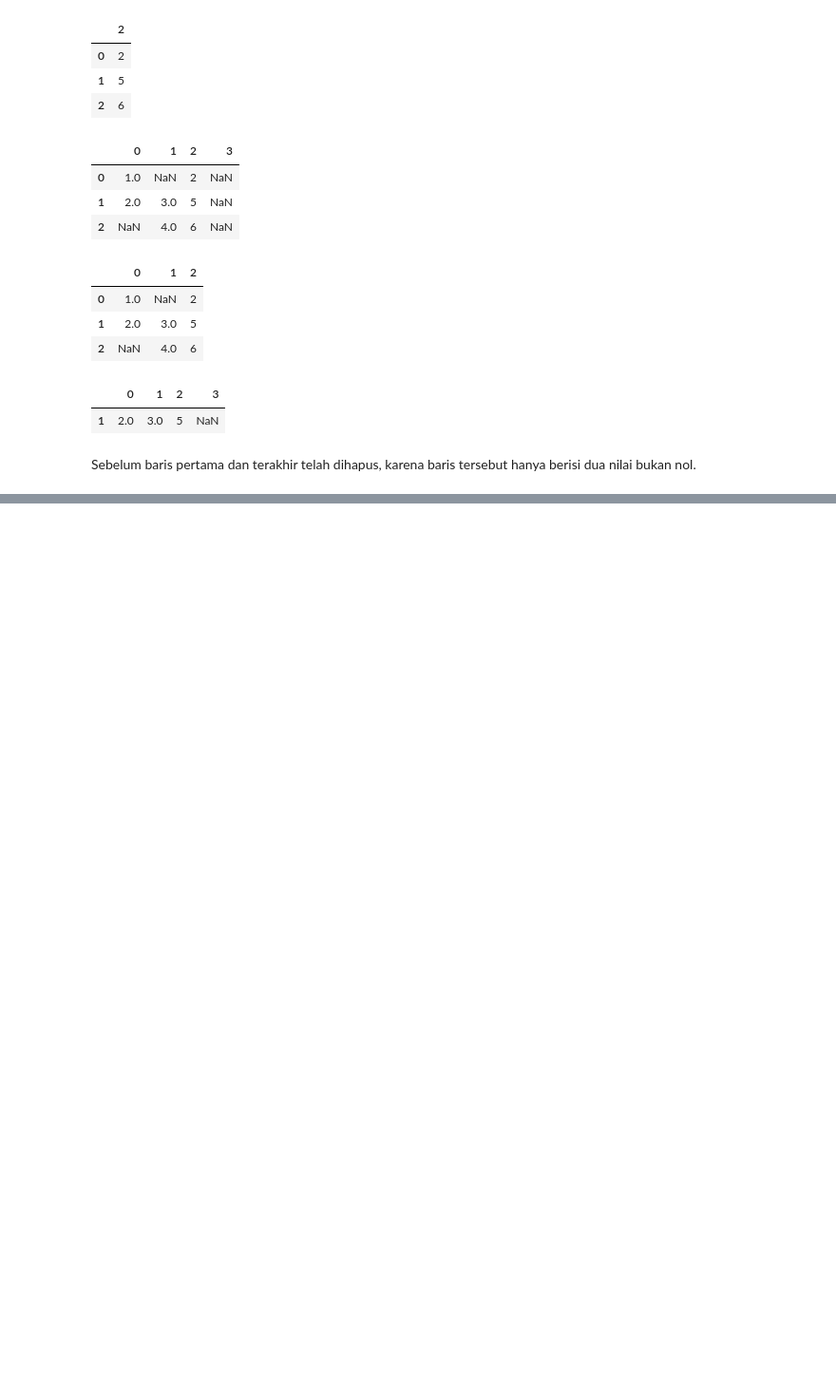
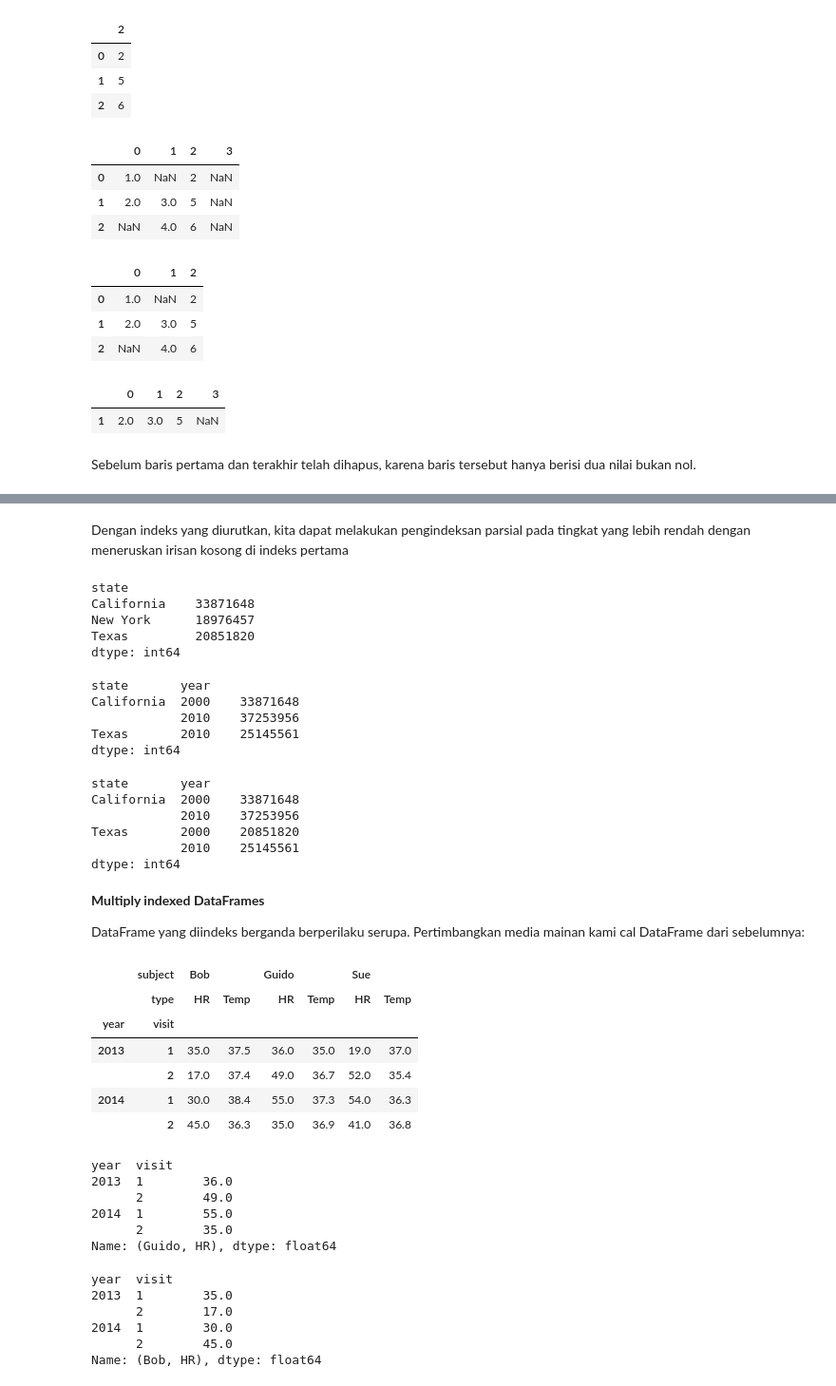
Before and after one commit to Anissa-Atifa/BigData, a Jupyter notebook: BigData2.ipynb, the cells around one changed output, grey strips where cells are left out. Shown at 95% size. Saved outputs shown, nothing was run; the diff lists cells and outputs as text; code cells hidden in the pictures; blank space fills up the shorter version.

```diff
--- a/BigData2.ipynb
+++ b/BigData2.ipynb
@@ -1040,0 +1330,61 @@ Sebelum baris pertama dan terakhir telah dihapus, karena baris tersebut hanya be
+# %% [markdown]
+Dengan indeks yang diurutkan, kita dapat melakukan pengindeksan parsial pada tingkat yang lebih rendah dengan meneruskan
+irisan kosong di indeks pertama
+# %%
+pop[:, 2000]
+# %% [output]
+state
+California    33871648
+New York      18976457
+Texas         20851820
+dtype: int64
+# %%
+pop[pop > 22000000]
+# %% [output]
+state       year
+California  2000    33871648
+            2010    37253956
+Texas       2010    25145561
+dtype: int64
+# %%
+pop[['California', 'Texas']]
+# %% [output]
+state       year
+California  2000    33871648
+            2010    37253956
+Texas       2000    20851820
+            2010    25145561
+dtype: int64
+# %% [markdown]
+**Multiply indexed DataFrames**
+
+DataFrame yang diindeks berganda berperilaku serupa. Pertimbangkan media mainan kami
+cal DataFrame dari sebelumnya:
+# %%
+health_data
+# %% [output]
+|  | subject | Bob |  | Guido |  | Sue |  |
+|  | type | HR | Temp | HR | Temp | HR | Temp |
+| year | visit |  |  |  |  |  |  |
+| 2013 | 1 | 35.0 | 37.5 | 36.0 | 35.0 | 19.0 | 37.0 |
+|  | 2 | 17.0 | 37.4 | 49.0 | 36.7 | 52.0 | 35.4 |
+| 2014 | 1 | 30.0 | 38.4 | 55.0 | 37.3 | 54.0 | 36.3 |
+|  | 2 | 45.0 | 36.3 | 35.0 | 36.9 | 41.0 | 36.8 |
+# %%
+health_data['Guido', 'HR']
+# %% [output]
+year  visit
+2013  1        36.0
+      2        49.0
+2014  1        55.0
+      2        35.0
+Name: (Guido, HR), dtype: float64
+# %%
+health_data['Bob','HR']
+# %% [output]
+year  visit
+2013  1        35.0
+      2        17.0
+2014  1        30.0
+      2        45.0
+Name: (Bob, HR), dtype: float64
```
Also changed, not shown: parts of 180 cells of this notebook.
